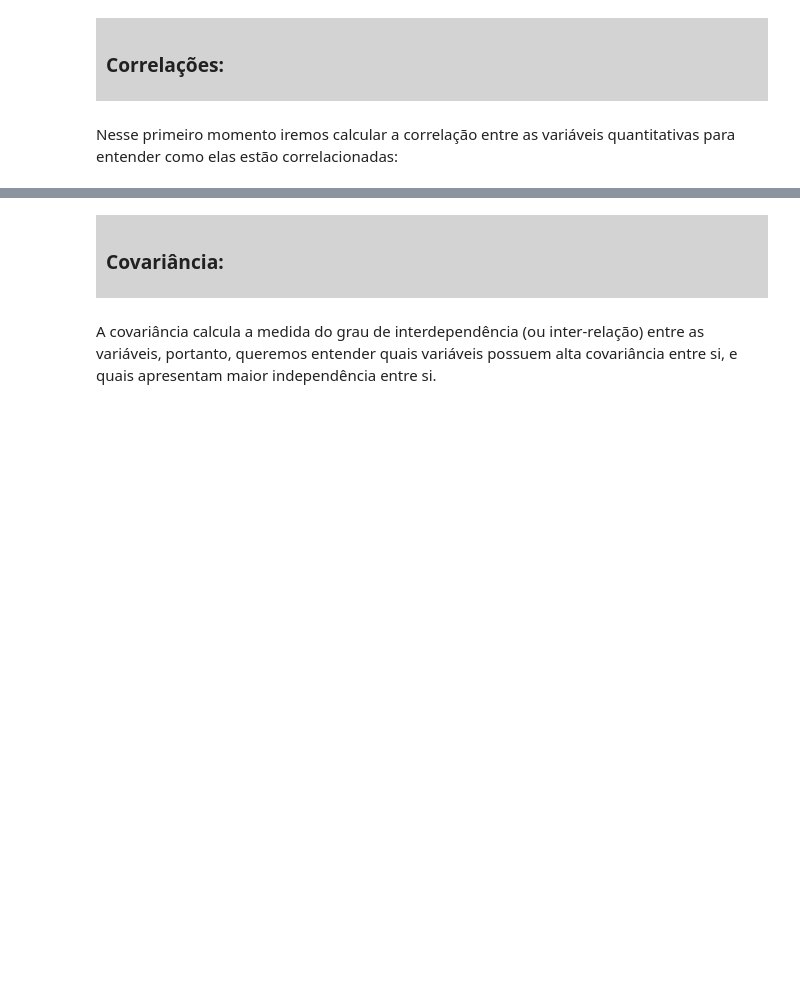
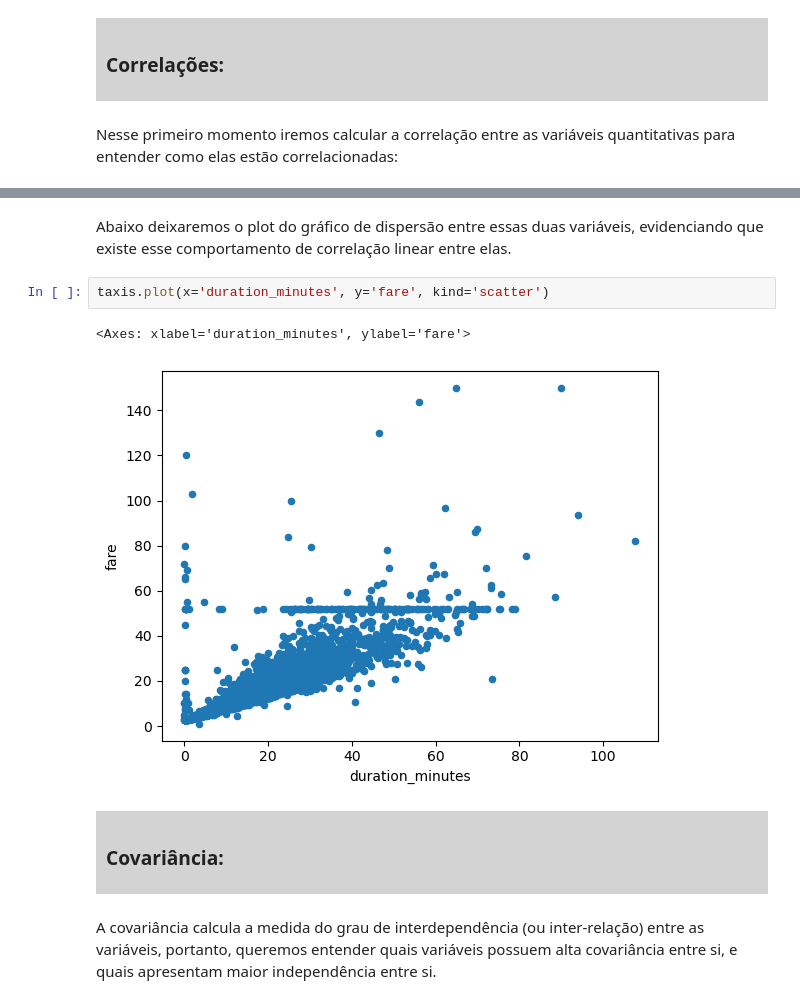
Before and after one commit to andkuster/eda_statistics, a Jupyter notebook: projeto_estat_andre_kuster.ipynb, the cells around one changed output, grey strips where cells are left out. Cells and saved outputs as stored; diff of their text form; blank space fills up the shorter version.

```diff
--- a/projeto_estat_andre_kuster.ipynb
+++ b/projeto_estat_andre_kuster.ipynb
@@ -553,3 +588,10 @@ Ilustração da diferença entre correlações **lineares** e **não lineares**:
+# %% [markdown]
+Abaixo deixaremos o plot do gráfico de dispersão entre essas duas variáveis, evidenciando que existe esse comportamento de correlação linear entre elas.
+# %%
+taxis.plot(x='duration_minutes', y='fare', kind='scatter')
+# %% [output]
+<Axes: xlabel='duration_minutes', ylabel='fare'>
+[figure, added]
 # %% [markdown]
 <div style="background-color: lightgray; padding: 10px;">
     <h3>  Covariância:
```
Also changed, not shown: parts of 54 cells of this notebook.
